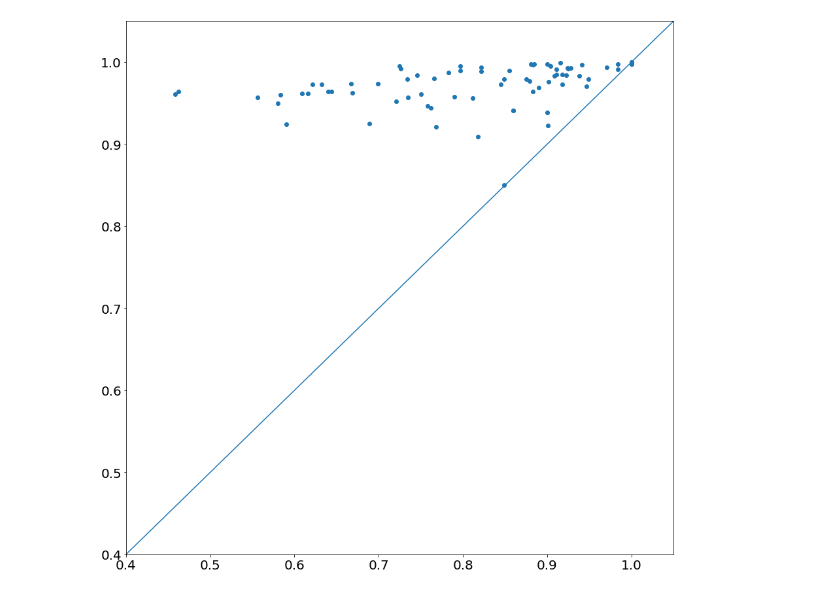
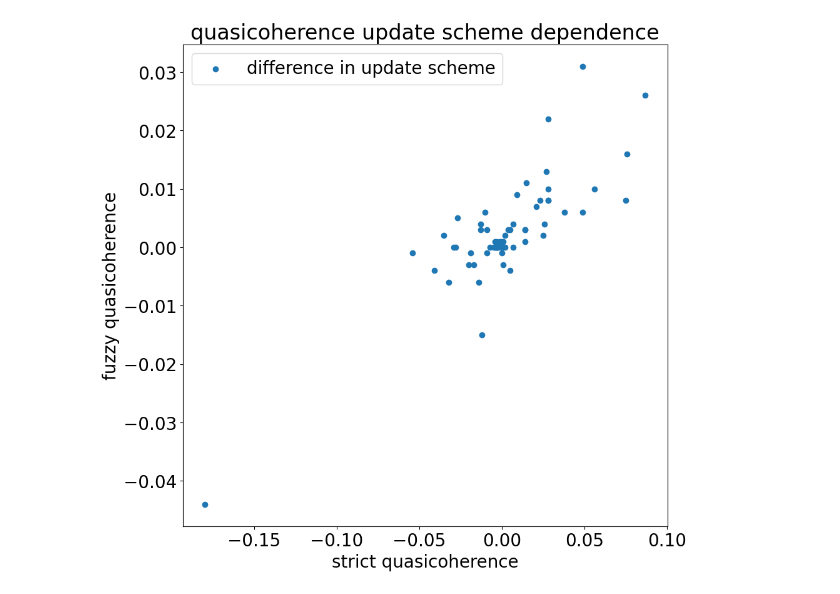
Before and after one commit to kyuhyongpark/cubewalkers-analysis, a Jupyter notebook: coherence_output_analysis.ipynb, the cells around one changed output. Cells and saved outputs as stored; diff of their text form; code cells hidden in the pictures.

```diff
--- a/coherence_output_analysis.ipynb
+++ b/coherence_output_analysis.ipynb
@@ -10,5 +10,7 @@ QCF=pd.read_csv('data/quasicoherence_fuzzy.csv')
 QC=pd.read_csv('data/quasicoherence_nonfuzzy.csv')
 QC=QC.merge(QCF)
 QC.columns=['name','SQC','AQC','SFQC','AFQC']
+QC['dQC'] = QC['SQC']-QC['AQC']
+QC['dFQC'] = QC['SFQC']-QC['AFQC']
 QC
 # %% [output]
@@ -28,10 +45,14 @@ QC
 # %%
-fig,ax = plt.subplots(1,1,figsize=(15,15))
+fig,ax = plt.subplots(1,1,figsize=(10,10))
 fig.set_facecolor('white')
-ax.scatter(QC['SQC'],QC['SFQC'])
-ax.plot(np.arange(0,2,0.1),np.arange(0,2,0.1))
-ax.set_xlim(0.4,1.05)
-ax.set_ylim(0.4,1.05)
+ax.scatter(QC['dQC'],QC['dFQC'],label='difference in update scheme')
+#ax.plot(1-np.arange(0,2,0.1),1-np.arange(0,2,0.1),'k--',label='fuzzy = strict')
+#ax.set_xlim(0,0.6)
+#ax.set_ylim(0,0.2)
+ax.set_xlabel('strict quasicoherence')
+ax.set_ylabel('fuzzy quasicoherence')
+ax.legend(loc='upper left')
+ax.set_title(f'quasicoherence update scheme dependence')
 plt.show()
 # %% [output]
-[figure, old version]
+[figure, new version]
```
Also changed, not shown: parts of 9 cells of this notebook.
